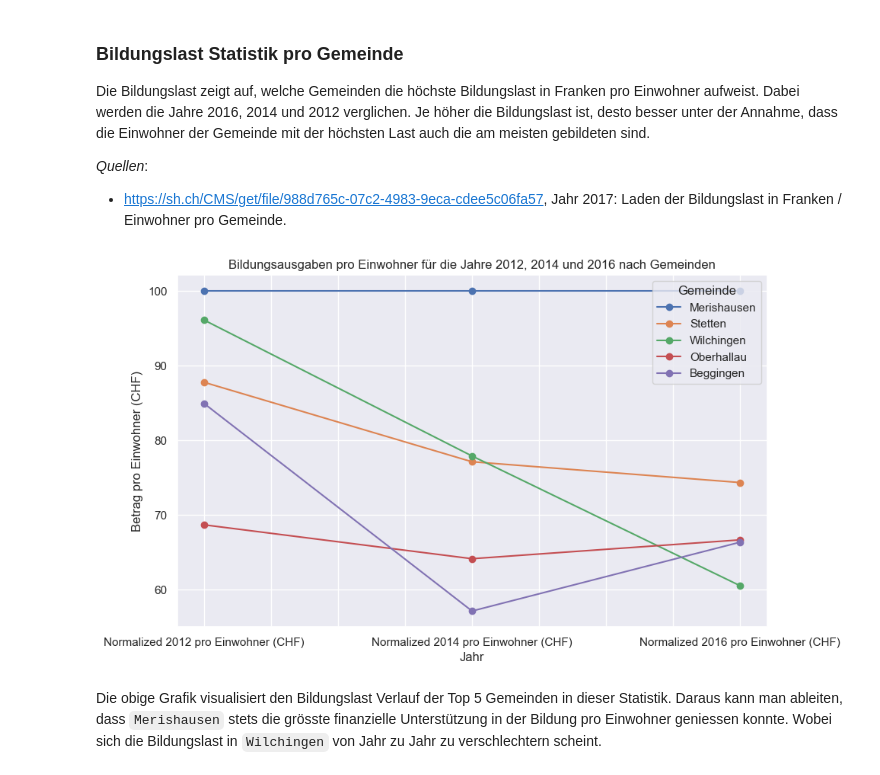
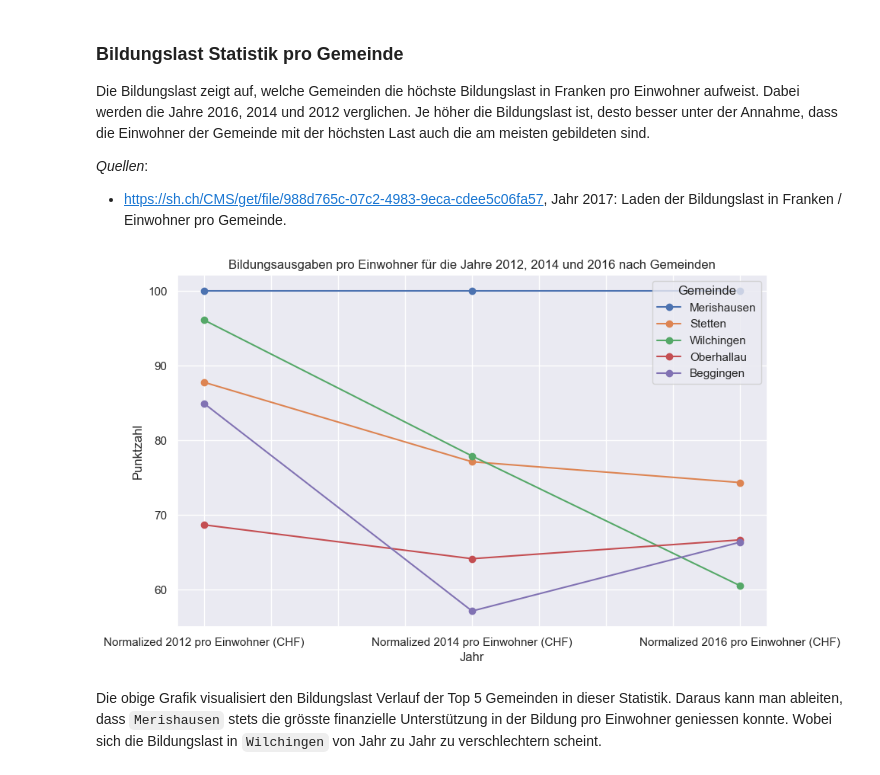
Before and after one commit to janzimmermann1/dawr-assessment-1, a Jupyter notebook: Assignment1.ipynb, the cells around one changed output. Cells and saved outputs as stored; diff of their text form; code cells hidden in the pictures.

```diff
--- a/Assignment1.ipynb
+++ b/Assignment1.ipynb
@@ -242,22 +234,22 @@ df_bildung_final = df_bildung_merged.iloc[:, [0,4]]
 # %%
 # Visualizierung der TOP 5 Gemeinden der Weinstatistik
 df_bildung_graph = df_bildung_merged.copy().iloc[:, [0,1,2,3]]
 
 # Setze die Gemeinde als Index und transponiere das DataFrame, um die Gemeinden als Linie darzustellen
 df_bildung_graph.set_index('Gemeinde', inplace=True)
 df_bildung_graph = df_bildung_graph.head().T
 
 # Plot des Liniendiagramms
 plt.rcParams['figure.figsize'] = [10, 6]
 df_bildung_graph.plot(marker='o')
-plt.ylabel('Betrag pro Einwohner (CHF)')
+plt.ylabel('Punktzahl')
 plt.xlabel('Jahr')
 plt.title('Bildungsausgaben pro Einwohner für die Jahre 2012, 2014 und 2016 nach Gemeinden')
 plt.legend(title='Gemeinde')
 plt.grid(True)
 plt.show()
 # %% [output]
-[figure, old version]
+[figure, new version]
 # %% [markdown]
 Die obige Grafik visualisiert den Bildungslast Verlauf der Top 5 Gemeinden in dieser Statistik. Daraus kann man ableiten, dass `Merishausen` stets die grösste finanzielle Unterstützung in der Bildung pro Einwohner geniessen konnte. Wobei sich die Bildungslast in `Wilchingen` von Jahr zu Jahr zu verschlechtern scheint.
 # %% [markdown]
```
Also changed, not shown: parts of 4 cells of this notebook, 2 other files.
